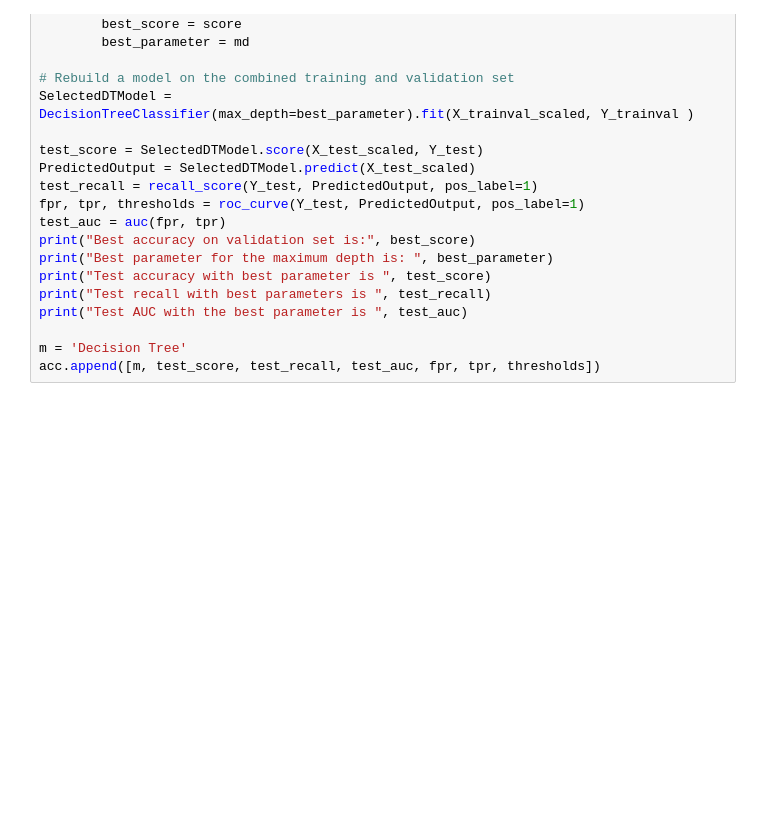
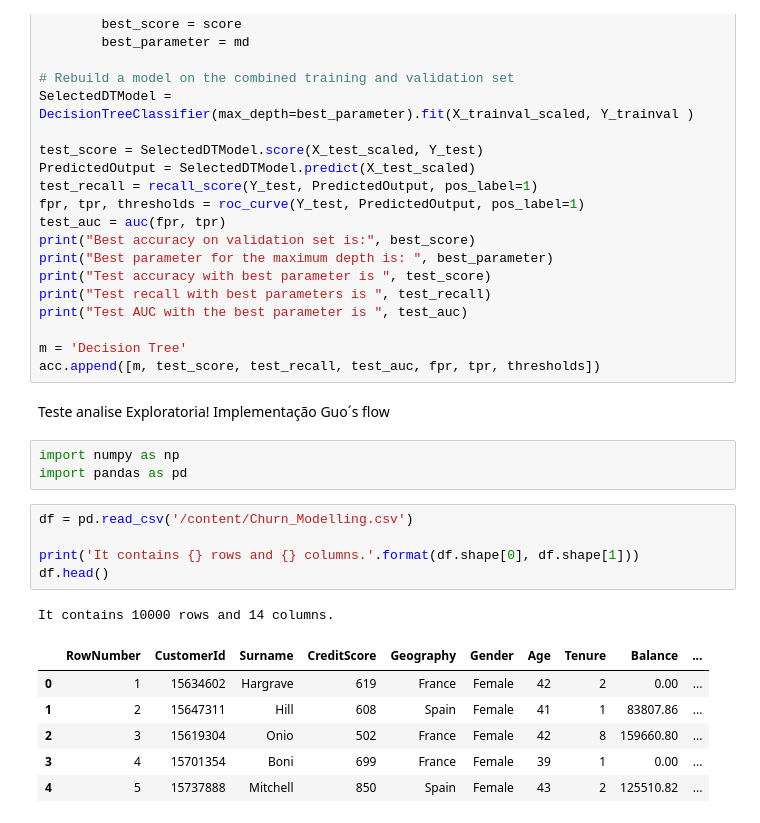
Before and after one commit to Data-Analytical-Thinking/Projeto_FMF, a Jupyter notebook: Cópia_de_Versão_original_bank_customer_churn_prediction.ipynb, the cells around one changed output. Saved outputs shown, nothing was run; the diff lists cells and outputs as text; blank space fills up the shorter version.

Commit message:
Guo´s flow. Analise exploratória. Inclusão preliminar

```diff
--- a/Cópia_de_Versão_original_bank_customer_churn_prediction.ipynb
+++ b/Cópia_de_Versão_original_bank_customer_churn_prediction.ipynb
@@ -654,3 +654,21 @@ print("Test AUC with the best parameter is ", test_auc)
 
 m = 'Decision Tree'
 acc.append([m, test_score, test_recall, test_auc, fpr, tpr, thresholds])
+# %% [markdown]
+Teste analise Exploratoria! Implementação Guo´s flow
+# %%
+import numpy as np
+import pandas as pd
+# %%
+df = pd.read_csv('/content/Churn_Modelling.csv')
+
+print('It contains {} rows and {} columns.'.format(df.shape[0], df.shape[1]))
+df.head()
+# %% [output]
+It contains 10000 rows and 14 columns.
+|  | RowNumber | CustomerId | Surname | CreditScore | Geography | Gender | Age | Tenure | Balance | ... |
+| 0 | 1 | 15634602 | Hargrave | 619 | France | Female | 42 | 2 | 0.00 | ... |
+| 1 | 2 | 15647311 | Hill | 608 | Spain | Female | 41 | 1 | 83807.86 | ... |
+| 2 | 3 | 15619304 | Onio | 502 | France | Female | 42 | 8 | 159660.80 | ... |
+| 3 | 4 | 15701354 | Boni | 699 | France | Female | 39 | 1 | 0.00 | ... |
+| 4 | 5 | 15737888 | Mitchell | 850 | Spain | Female | 43 | 2 | 125510.82 | ... |
```
Also changed, not shown: parts of 5 cells of this notebook.
